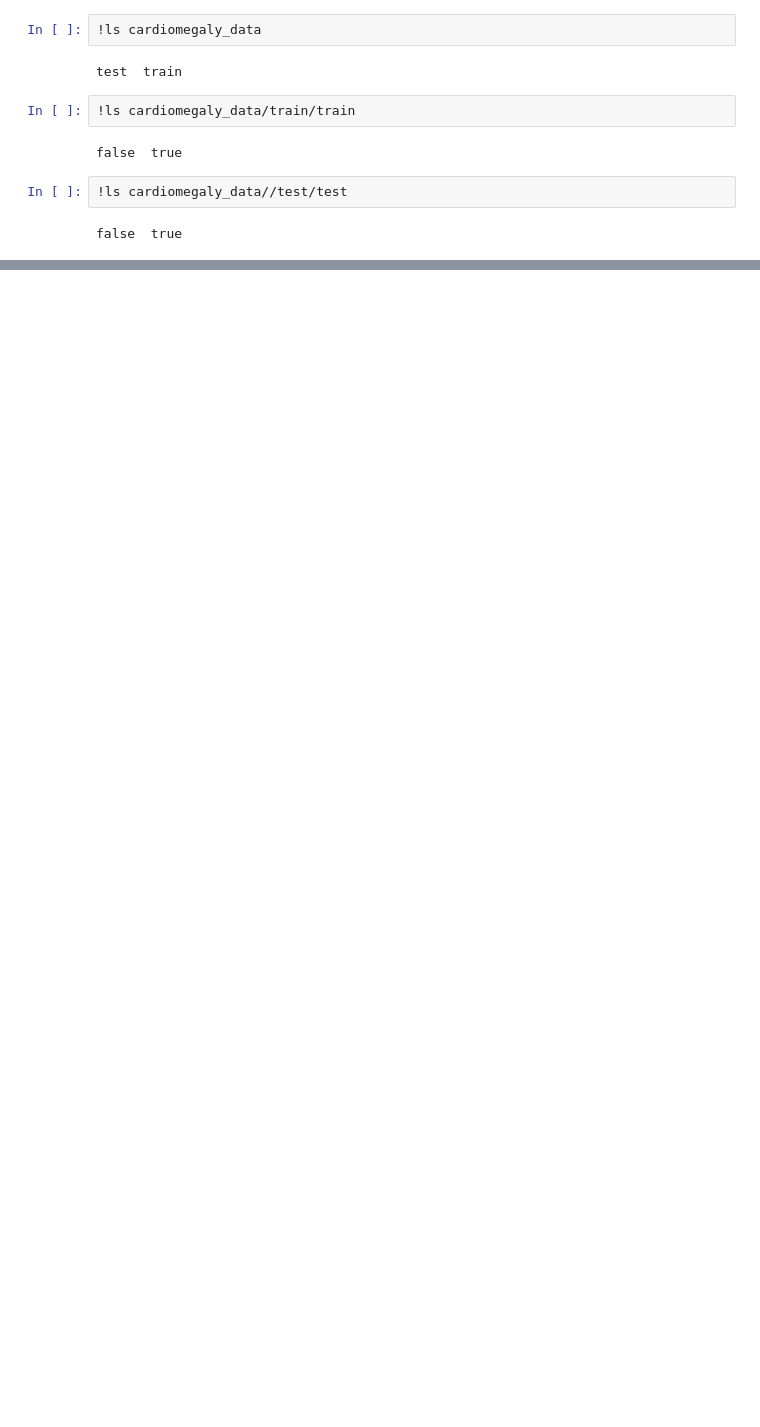
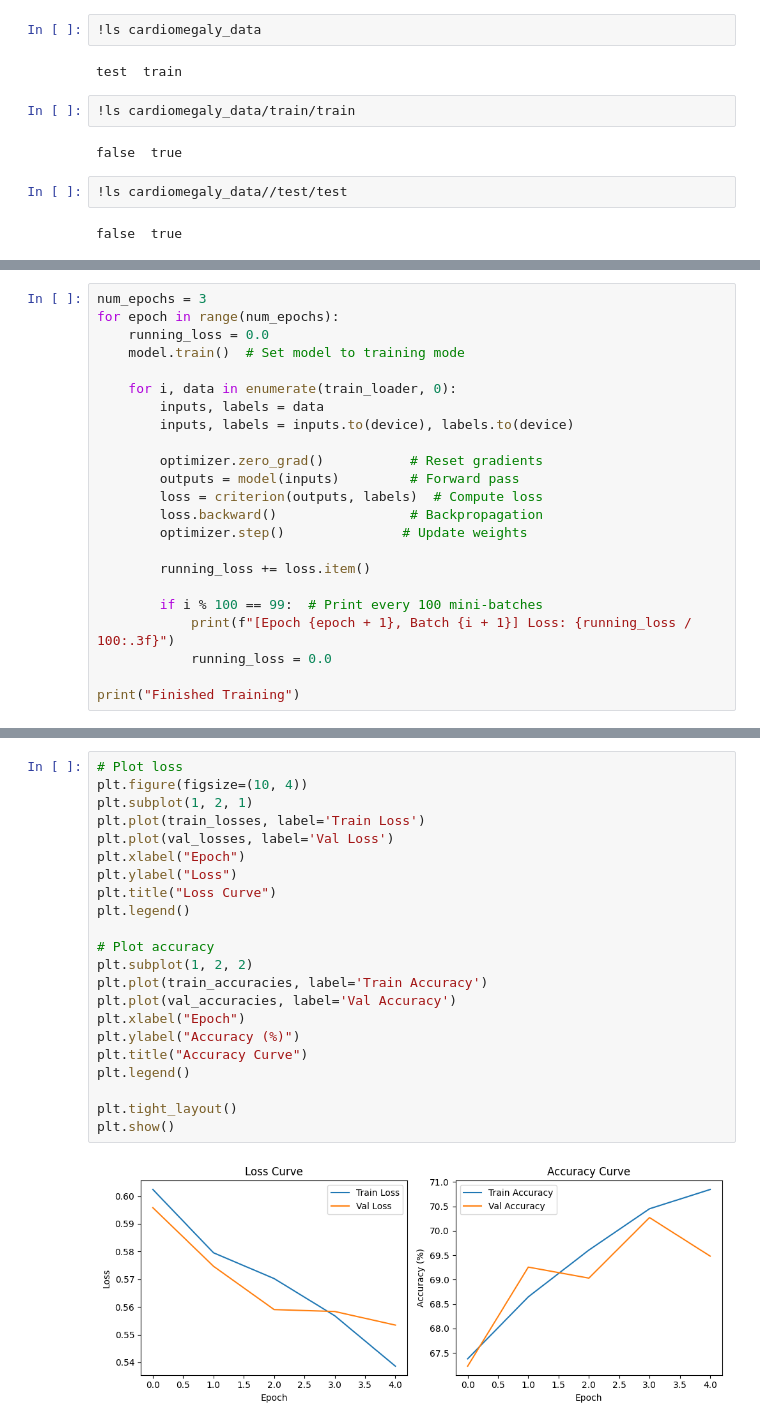
Before and after one commit to fatemehabedin2/AIG, a Jupyter notebook: Project2_CNN.ipynb, the cells around one changed output, grey strips where cells are left out. Drawn from its saved outputs; the diff is of its cells as text; blank space fills up the shorter version.

```diff
--- a/Project2_CNN.ipynb
+++ b/Project2_CNN.ipynb
@@ -58,0 +167,23 @@ test_loader = DataLoader(test_dataset, batch_size=32, shuffle=False)
+# %%
+num_epochs = 3
+for epoch in range(num_epochs):
+    running_loss = 0.0
+    model.train()  # Set model to training mode
+
+    for i, data in enumerate(train_loader, 0):
+        inputs, labels = data
+        inputs, labels = inputs.to(device), labels.to(device)
+
+        optimizer.zero_grad()           # Reset gradients
+        outputs = model(inputs)         # Forward pass
+        loss = criterion(outputs, labels)  # Compute loss
+        loss.backward()                 # Backpropagation
+        optimizer.step()               # Update weights
+
+        running_loss += loss.item()
+
+        if i % 100 == 99:  # Print every 100 mini-batches
+            print(f"[Epoch {epoch + 1}, Batch {i + 1}] Loss: {running_loss / 100:.3f}")
+            running_loss = 0.0
+
+print("Finished Training")
@@ -58,0 +277,24 @@ test_loader = DataLoader(test_dataset, batch_size=32, shuffle=False)
+# %%
+# Plot loss
+plt.figure(figsize=(10, 4))
+plt.subplot(1, 2, 1)
+plt.plot(train_losses, label='Train Loss')
+plt.plot(val_losses, label='Val Loss')
+plt.xlabel("Epoch")
+plt.ylabel("Loss")
+plt.title("Loss Curve")
+plt.legend()
+
+# Plot accuracy
+plt.subplot(1, 2, 2)
+plt.plot(train_accuracies, label='Train Accuracy')
+plt.plot(val_accuracies, label='Val Accuracy')
+plt.xlabel("Epoch")
+plt.ylabel("Accuracy (%)")
+plt.title("Accuracy Curve")
+plt.legend()
+
+plt.tight_layout()
+plt.show()
+# %% [output]
+[figure, added]
```
Also changed, not shown: parts of 20 cells of this notebook.
